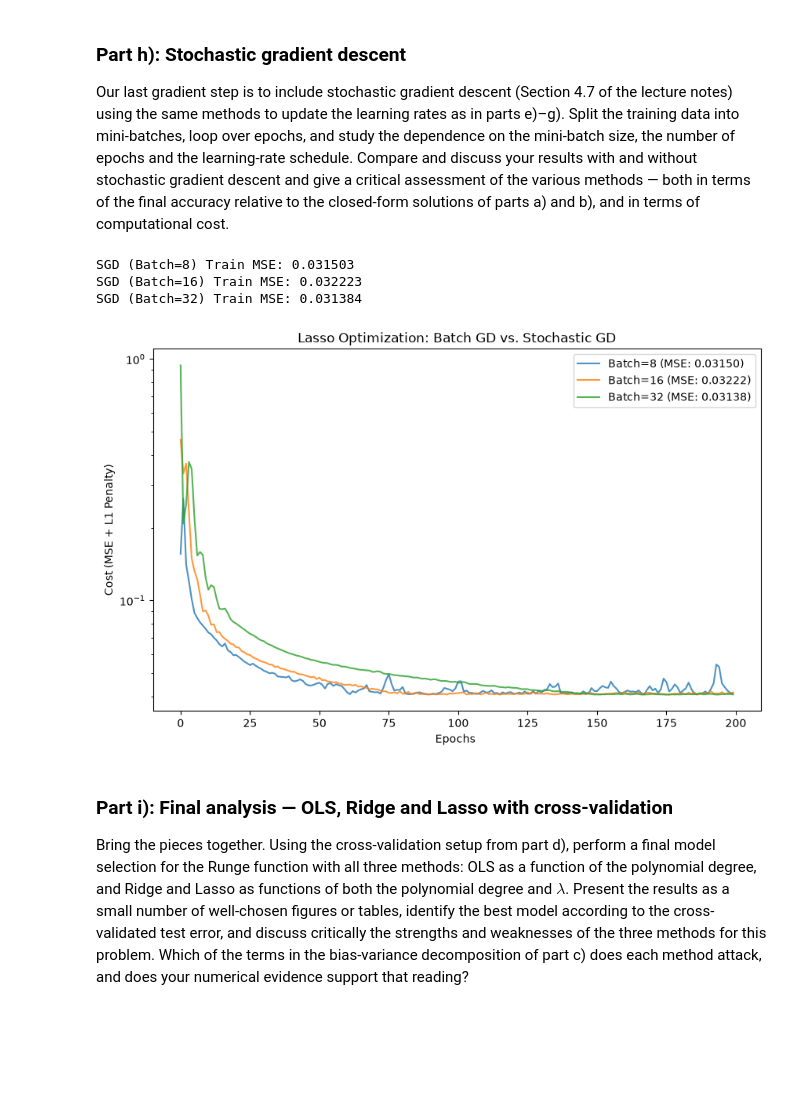
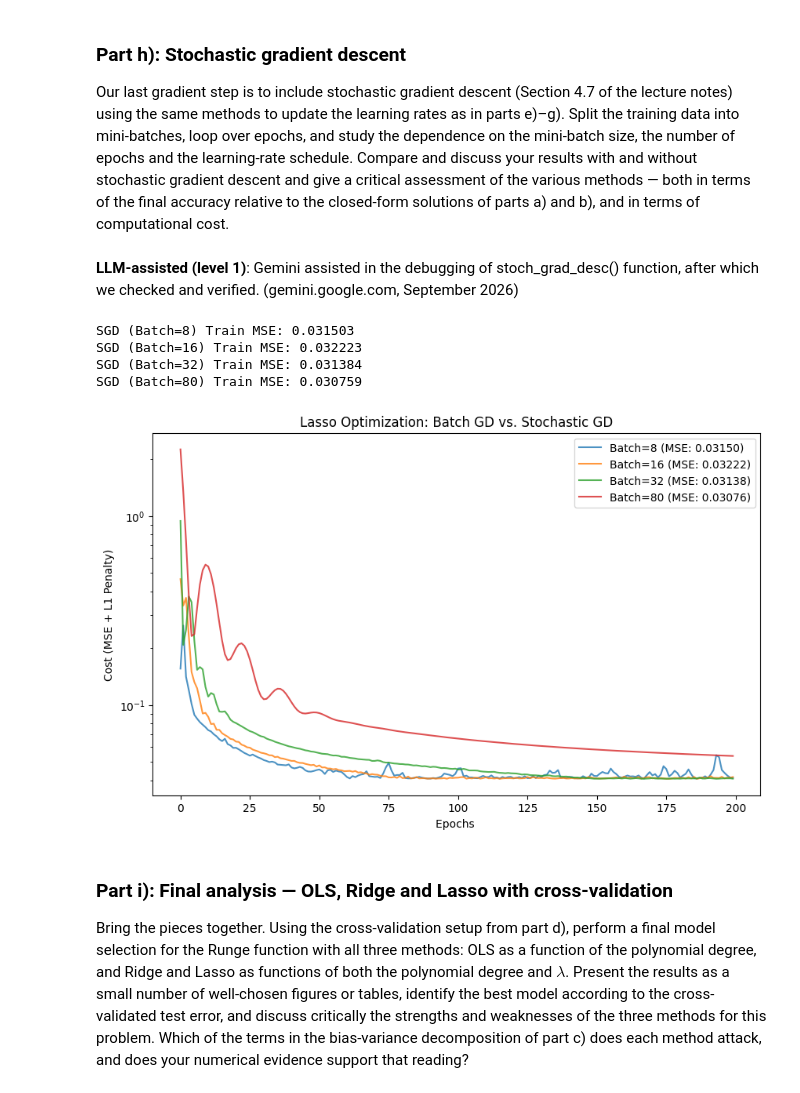
Before and after one commit to GiacomoSaporetti/FYS-STK4155-Project1, a Jupyter notebook: Project1.ipynb, the cells around one changed output. Drawn from its saved outputs; the diff is of its cells as text; code cells hidden in the pictures; blank space fills up the shorter version.

Commit message:
part_i final changes and LLM dec

```diff
--- a/Project1.ipynb
+++ b/Project1.ipynb
@@ -1404,28 +1408,6 @@ Lasso regression using the various gradient descent approaches.
 # What does AD say about d|theta|/dtheta at theta = 0?  (Discuss whether this is a valid subgradient.)
 print("jax.grad(jnp.abs)(0.0) =", jax.grad(jnp.abs)(0.0))
 print("jax.grad(jnp.abs)(-0.3) =", jax.grad(jnp.abs)(-0.3), " jax.grad(jnp.abs)(0.3) =", jax.grad(jnp.abs)(0.3))
-
-# Taken for running purpose, should delete afterwards (its repeated)
-def optimiser_step(method, theta, g, state, t, gamma, beta=0.9, rho=0.99,
-                   beta1=0.9, beta2=0.999, eps=1e-8):
-    """One update of theta from the gradient g at step t = 1, 2, ...; state carries the running quantities."""
-    if method == "plain":                                    # Eq. (4.10)
-        return theta - gamma * g, state
-    if method == "momentum":                                 # Eq. (4.28)
-        state["v"] = v = beta*state.get("v", 0.0) + gamma*g
-        return theta - v, state
-    if method == "adagrad":                                  # Eqs. (4.42) and (4.45)
-        state["r"] = r = state.get("r", 0.0) + g*g
-        return theta - gamma*g/(np.sqrt(eps + r)), state
-    if method == "rmsprop":                                  # Eqs. (4.47) and (4.48)
-        state["r"] = r = rho*state.get("r", 0.0) + (1-rho)*g*g
-        return theta - gamma*g/(np.sqrt(eps+r)), state
-    if method == "adam":                                     # Eqs. (4.51), (4.52), (4.54), (4.55)
-        state["m"] = m = beta1*state.get("m", 0.0) + (1-beta1)*g
-        state["r"] = r = beta2*state.get("r", 0.0) + (1-beta2)*g*g
-        m_hat, r_hat = m/(1-beta1**t), r/(1-beta2**t)
-        return theta - gamma*m_hat/np.sqrt(eps + r_hat), state
-    raise ValueError(f"unknown method {method}")
 
 
 # Your Lasso code for part g) here
@@ -1449,7 +1431,7 @@ def grad_desc_lasso(X, y, theta0, lmbda, gamma, n_iterations, method="plain"):
     state = {}
     mse_history = []
 
-    for t in range(1, n_iterations + 1):
+    for step in range(1, n_iterations + 1):
         # log costs for learning curves
         mse_history.append(lasso_cost(theta, X, y, lmbda))
 
@@ -1457,7 +1439,7 @@ def grad_desc_lasso(X, y, theta0, lmbda, gamma, n_iterations, method="plain"):
         gradients = grad_lasso_ad(theta, X, y, lmbda)
 
         # update parameters
-        theta, state = optimiser_step(method, theta, gradients, state, t, gamma)
+        theta, state = optimiser_step(method, theta, gradients, state, step, gamma)
 
     return theta, mse_history
 
@@ -1508,6 +1490,7 @@ plt.ylabel("Cost (MSE + L1 Penalty) <Log scale>")
 plt.title("Lasso Optimisation learning curve <Log scale>")
 plt.grid(True, alpha=0.3, which="both", ls="--")
 plt.legend()
+plt.savefig("part_g_LassoCurve.pdf")
 plt.show()
 # %% [output]
 jax.grad(jnp.abs)(0.0) = 1.0
@@ -1529,6 +1512,8 @@ learning-rate schedule. Compare and discuss your results with and without
 stochastic gradient descent and give a critical assessment of the various
 methods — both in terms of the final accuracy relative to the closed-form
 solutions of parts a) and b), and in terms of computational cost.
+# %% [markdown]
+**LLM-assisted (level 1)**: Gemini assisted in the debugging of stoch_grad_desc() function, after which we checked and verified. (gemini.google.com, September 2026)
 # %%
 # Your code for part h) here
 
@@ -1573,35 +1558,36 @@ def stoch_grad_desc(X, y, theta0, lmbda, epochs, batch_size, gamma0, method="ada
 
 # compare batch Grad Desc with Stoch Grad desc
 
 epochs = 200
-batch_sizes = [8, 16, 32]
+batch_sizes = [8, 16, 32, 80]
 gamma0 = 0.1 # initial learning rate
 
 # plot
 plt.figure(figsize=(10, 6))
 
 for batch_size in batch_sizes:
     # run Stoch grad desc with adam for current batch size
     theta_sgd, hist_sgd = stoch_grad_desc(X_train_n, y_train_n, theta0, lmbda, epochs=epochs, batch_size=batch_size, gamma0=gamma0, method="adam")
 
     # find Stoch grad desc MSE
     sgd_mse = mean_squared_error(y_train_n, X_train_n @ theta_sgd)
     print(f"SGD (Batch={batch_size}) Train MSE: {sgd_mse:.6f}")
 
     # plot learning curve for current batch size
     plt.plot(range(epochs), hist_sgd, label=f'Batch={batch_size} (MSE: {sgd_mse:.5f})', alpha=0.8)
 
 plt.xlabel("Epochs ")
 plt.ylabel("Cost (MSE + L1 Penalty)")
 plt.title("Lasso Optimization: Batch GD vs. Stochastic GD")
 plt.legend()
 plt.yscale('log')
 plt.show()
 # %% [output]
 SGD (Batch=8) Train MSE: 0.031503
 SGD (Batch=16) Train MSE: 0.032223
 SGD (Batch=32) Train MSE: 0.031384
+SGD (Batch=80) Train MSE: 0.030759
-[figure, old version]
+[figure, new version]
 # %% [markdown]
 ### Part i): Final analysis — OLS, Ridge and Lasso with cross-validation
 
```
Also changed, not shown: parts of 17 cells of this notebook, 18 other files.
